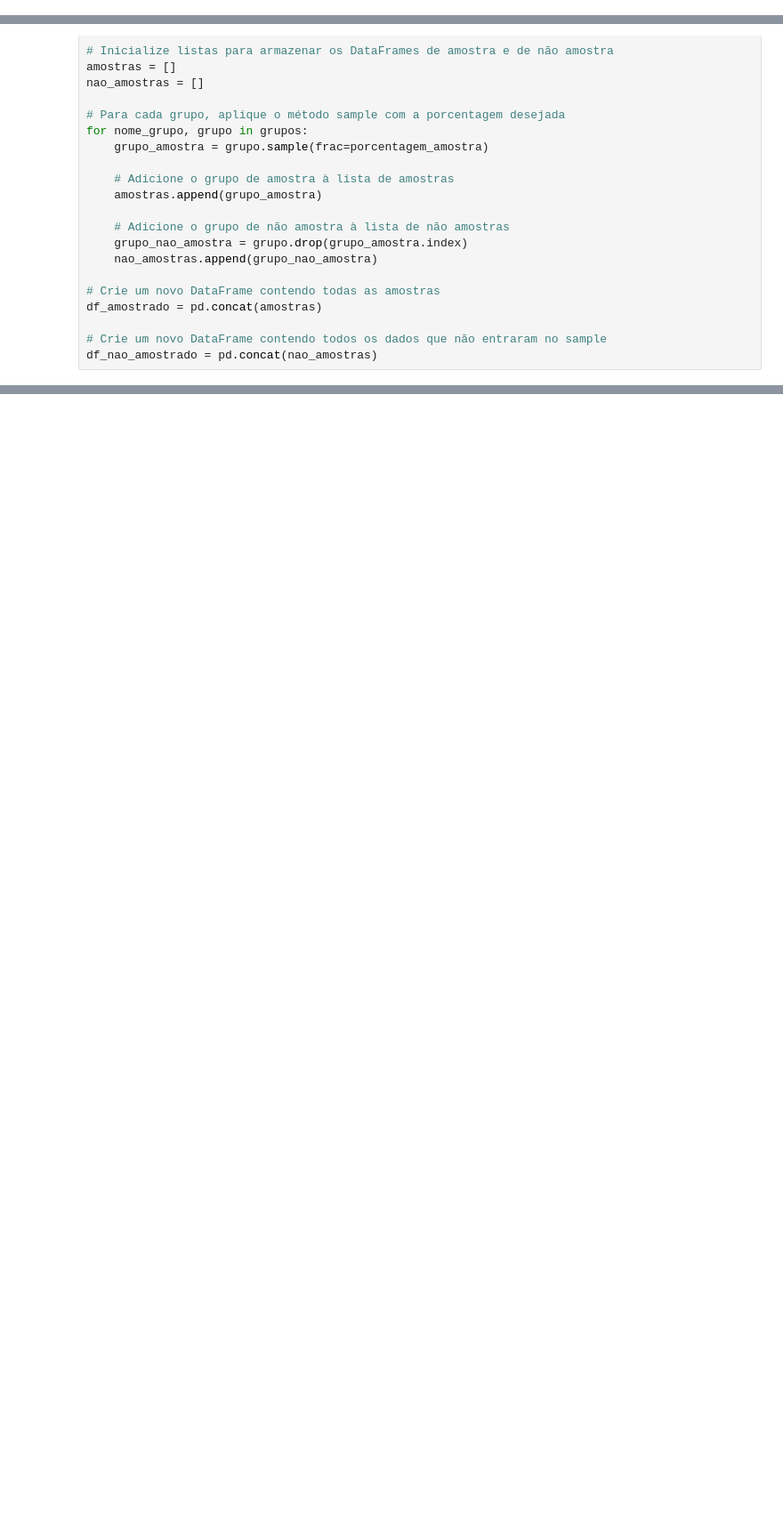
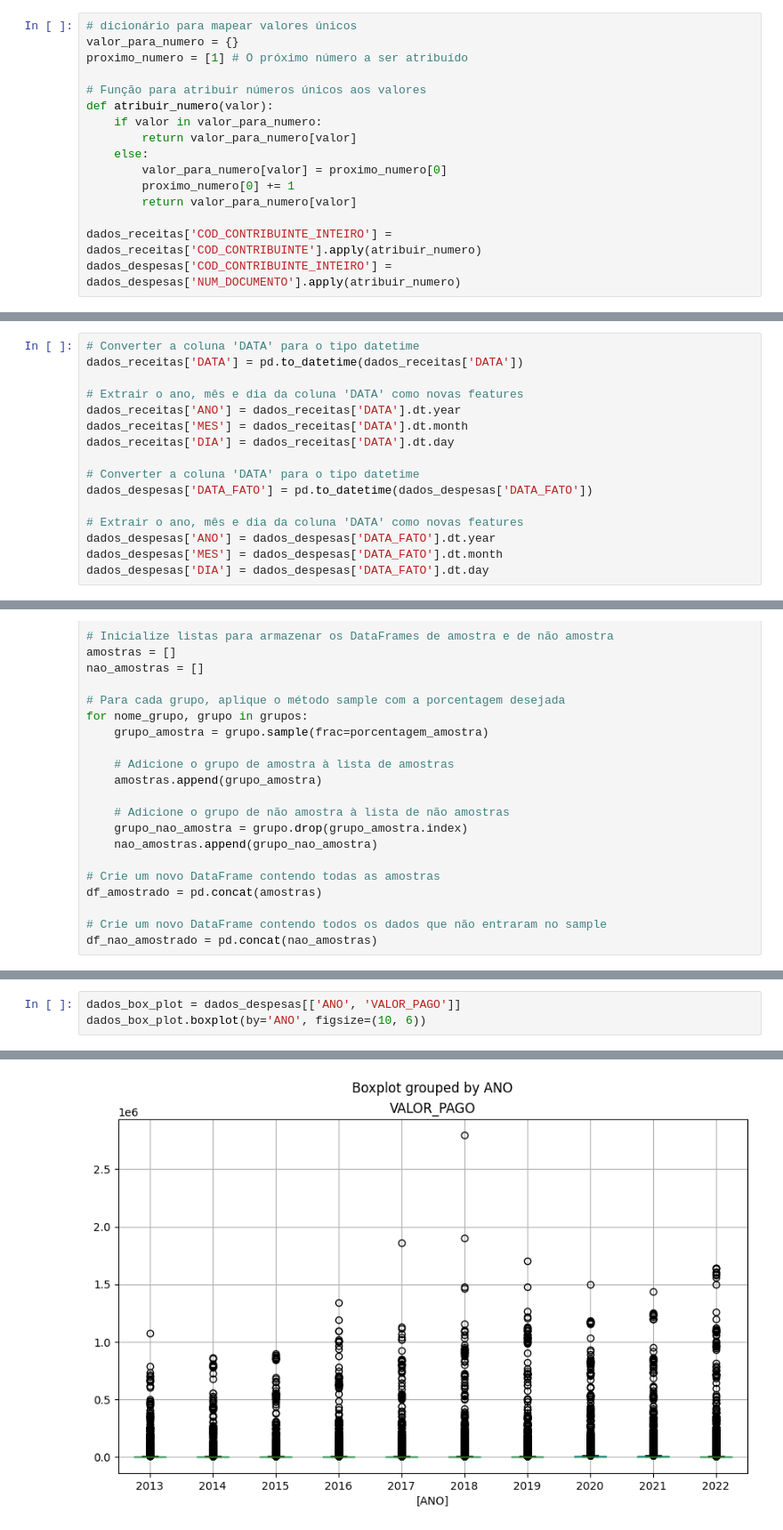
Before and after one commit to AllysonAbreu/dw_contas_publicas_2022, a Jupyter notebook: TCC2/dados/arvores_decisao.ipynb, the cells around one changed output, grey strips where cells are left out. Shown: that part at 89% size. Cells and saved outputs as stored; diff of their text form; blank space fills up the shorter version.

```diff
--- a/TCC2/dados/arvores_decisao.ipynb
+++ b/TCC2/dados/arvores_decisao.ipynb
@@ -40,0 +46,16 @@ from sklearn.metrics import accuracy_score, classification_report, mean_squared_
+# %%
+# dicionário para mapear valores únicos
+valor_para_numero = {}
+proximo_numero = [1] # O próximo número a ser atribuído
+
+# Função para atribuir números únicos aos valores
+def atribuir_numero(valor):
+    if valor in valor_para_numero:
+        return valor_para_numero[valor]
+    else:
+        valor_para_numero[valor] = proximo_numero[0]
+        proximo_numero[0] += 1
+        return valor_para_numero[valor]
+
+dados_receitas['COD_CONTRIBUINTE_INTEIRO'] = dados_receitas['COD_CONTRIBUINTE'].apply(atribuir_numero)
+dados_despesas['COD_CONTRIBUINTE_INTEIRO'] = dados_despesas['NUM_DOCUMENTO'].apply(atribuir_numero)
@@ -41 +99,17 @@ from sklearn.metrics import accuracy_score, classification_report, mean_squared_
+# %%
+# Converter a coluna 'DATA' para o tipo datetime
+dados_receitas['DATA'] = pd.to_datetime(dados_receitas['DATA'])
+
+# Extrair o ano, mês e dia da coluna 'DATA' como novas features
+dados_receitas['ANO'] = dados_receitas['DATA'].dt.year
+dados_receitas['MES'] = dados_receitas['DATA'].dt.month
+dados_receitas['DIA'] = dados_receitas['DATA'].dt.day
+
+# Converter a coluna 'DATA' para o tipo datetime
+dados_despesas['DATA_FATO'] = pd.to_datetime(dados_despesas['DATA_FATO'])
+
+# Extrair o ano, mês e dia da coluna 'DATA' como novas features
+dados_despesas['ANO'] = dados_despesas['DATA_FATO'].dt.year
+dados_despesas['MES'] = dados_despesas['DATA_FATO'].dt.month
+dados_despesas['DIA'] = dados_despesas['DATA_FATO'].dt.day
 # %% [markdown]
@@ -274,0 +536,4 @@ Erro Quadrático Médio (MSE): 5469504231.71838
+# %%
+dados_box_plot = dados_despesas[['ANO', 'VALOR_PAGO']]
+dados_box_plot.boxplot(by='ANO', figsize=(10, 6))
+# %% [output]
@@ -274,0 +541 @@ Erro Quadrático Médio (MSE): 5469504231.71838
+[figure, added]
```
Also changed, not shown: parts of 34 cells of this notebook, 17 other files.
